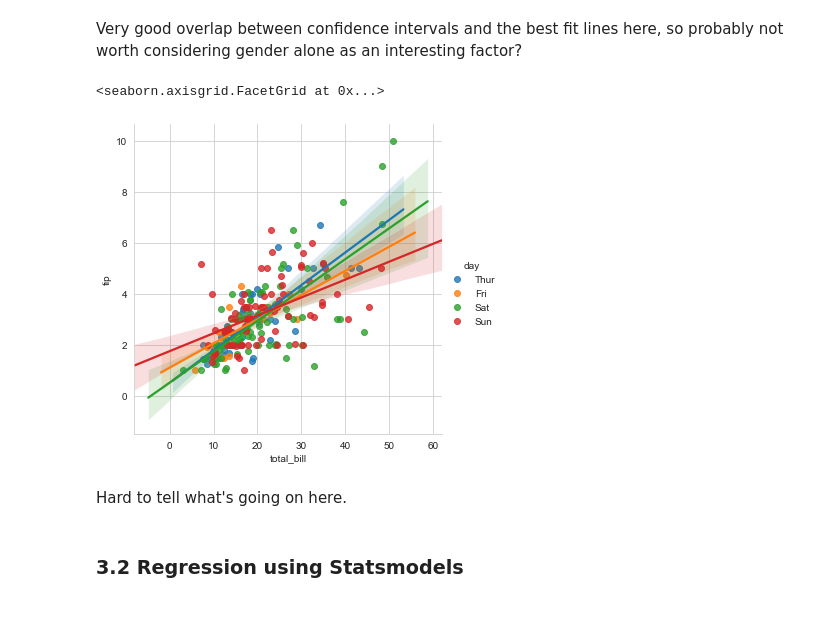
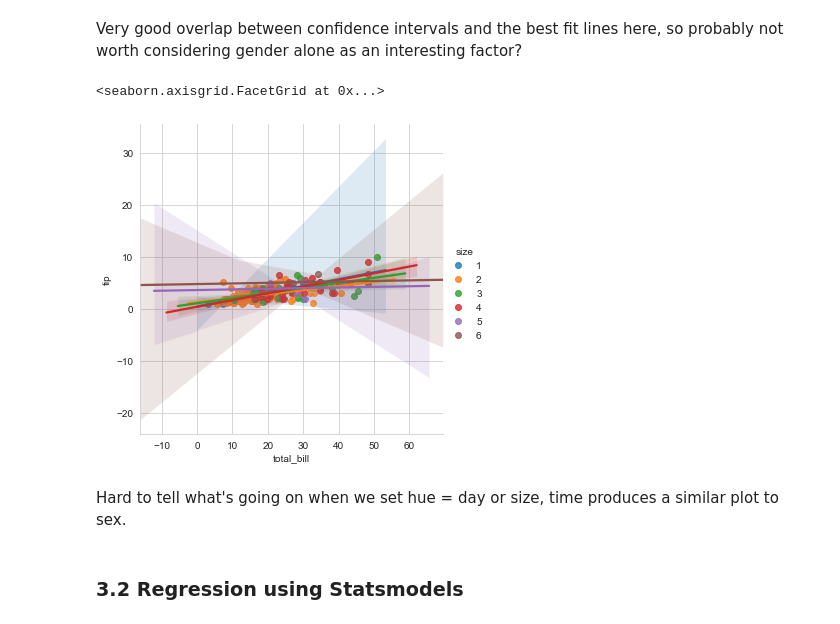
Before and after one commit to elizabethdaly/data-analysis-project, a Jupyter notebook: tips-data-analysis.ipynb, the cells around one changed output. Drawn from its saved outputs; the diff is of its cells as text; code cells hidden in the pictures.

```diff
--- a/tips-data-analysis.ipynb
+++ b/tips-data-analysis.ipynb
@@ -276,12 +278,12 @@ sns.lmplot(x="total_bill", y="tip", hue="sex", data=tips)
 # %% [markdown]
 Very good overlap between confidence intervals and the best fit lines here, so probably not worth considering gender alone as an interesting factor?
 # %%
-sns.lmplot(x="total_bill", y="tip", hue="day", data=tips)
+sns.lmplot(x="total_bill", y="tip", hue="size", data=tips)
 # %% [output]
 <seaborn.axisgrid.FacetGrid at 0x...>
-[figure, old version]
+[figure, new version]
 # %% [markdown]
-Hard to tell what's going on here.
+Hard to tell what's going on when we set hue = day or size, time produces a similar plot to sex.
 # %% [markdown]
 ### 3.2 Regression using Statsmodels
 # %% [markdown]
```
Also changed, not shown: parts of 20 cells of this notebook.
